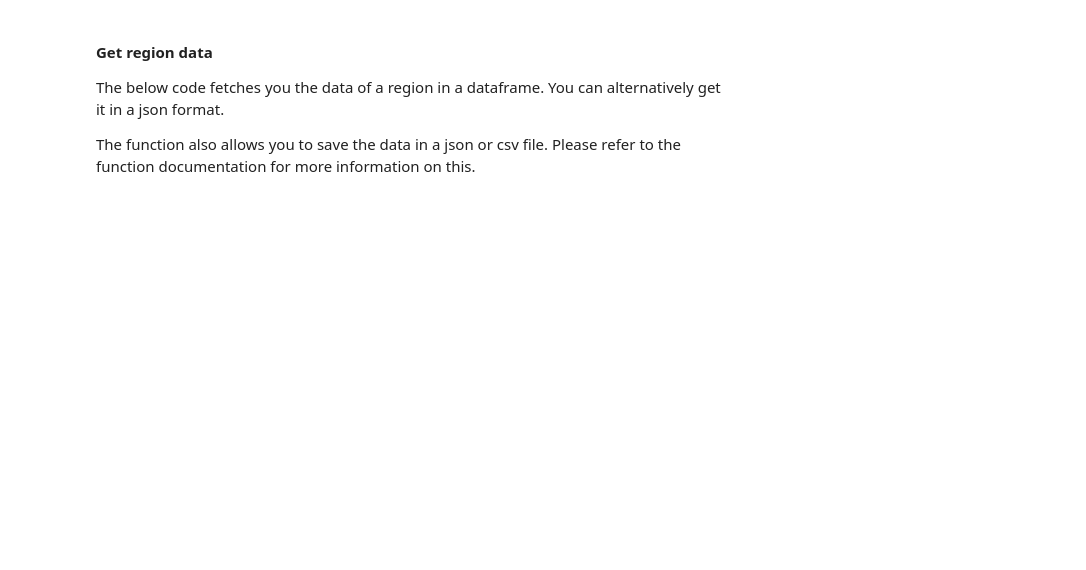
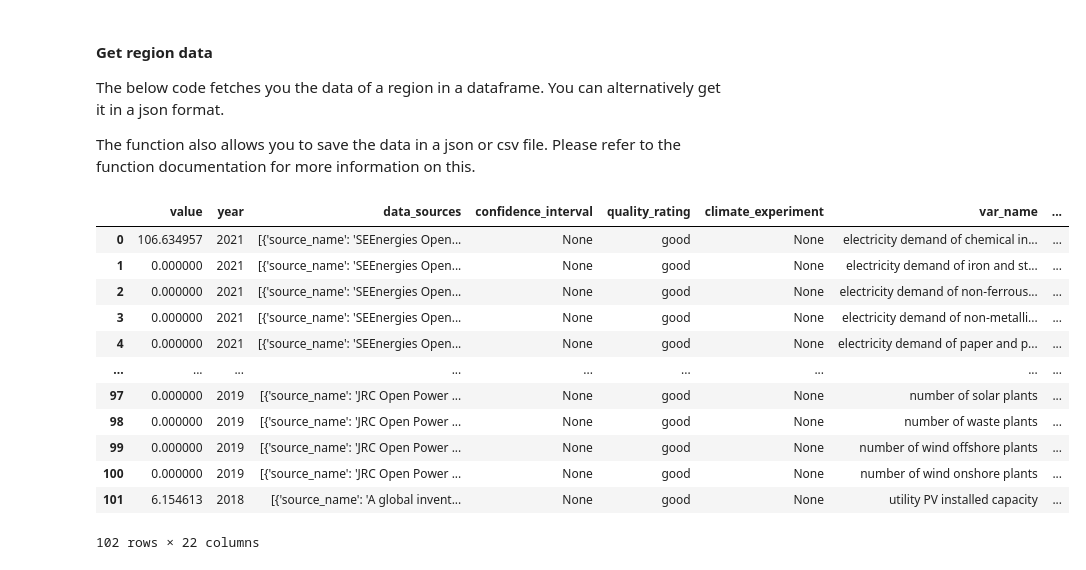
Before and after one commit to FZJ-IEK3-VSA/LOCALISED-Datasharing-API-Client, a Jupyter notebook: examples/data_access.ipynb, the cells around one changed output. Saved outputs shown, nothing was run; the diff lists cells and outputs as text; code cells hidden in the pictures; blank space fills up the shorter version.

```diff
--- a/examples/data_access.ipynb
+++ b/examples/data_access.ipynb
@@ -37,6 +57,22 @@ The below code fetches you the data of a region in a dataframe. You can alternat
 The function also allows you to save the data in a json or csv file. Please refer to the function documentation for more information on this.
 # %%
 response_data = client.get_region_data(api_key=api_key,
-                                       spatial_resolution='NUTS3',
-                                       region_code='DEA12',
+                                       spatial_resolution='LAU',
+                                       region_code='05315000',
                                        result_format='df')
+# %%
+response_data
+# %% [output]
+|  | value | year | data_sources | confidence_interval | quality_rating | climate_experiment | var_name | ... |
+| 0 | 106.634957 | 2021 | [{'source_name': 'SEEnergies Open... | None | good | None | electricity demand of chemical in... | ... |
+| 1 | 0.000000 | 2021 | [{'source_name': 'SEEnergies Open... | None | good | None | electricity demand of iron and st... | ... |
+| 2 | 0.000000 | 2021 | [{'source_name': 'SEEnergies Open... | None | good | None | electricity demand of non-ferrous... | ... |
+| 3 | 0.000000 | 2021 | [{'source_name': 'SEEnergies Open... | None | good | None | electricity demand of non-metalli... | ... |
+| 4 | 0.000000 | 2021 | [{'source_name': 'SEEnergies Open... | None | good | None | electricity demand of paper and p... | ... |
+| ... | ... | ... | ... | ... | ... | ... | ... | ... |
+| 97 | 0.000000 | 2019 | [{'source_name': 'JRC Open Power ... | None | good | None | number of solar plants | ... |
+| 98 | 0.000000 | 2019 | [{'source_name': 'JRC Open Power ... | None | good | None | number of waste plants | ... |
+| 99 | 0.000000 | 2019 | [{'source_name': 'JRC Open Power ... | None | good | None | number of wind offshore plants | ... |
+| 100 | 0.000000 | 2019 | [{'source_name': 'JRC Open Power ... | None | good | None | number of wind onshore plants | ... |
+| 101 | 6.154613 | 2018 | [{'source_name': 'A global invent... | None | good | None | utility PV installed capacity | ... |
+102 rows × 22 columns
```
Also changed, not shown: parts of 3 cells of this notebook, 3 other files.
